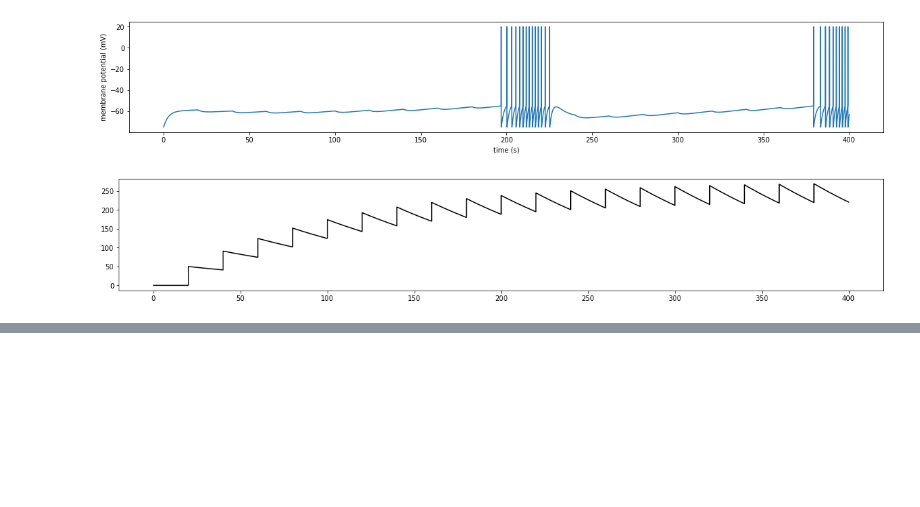
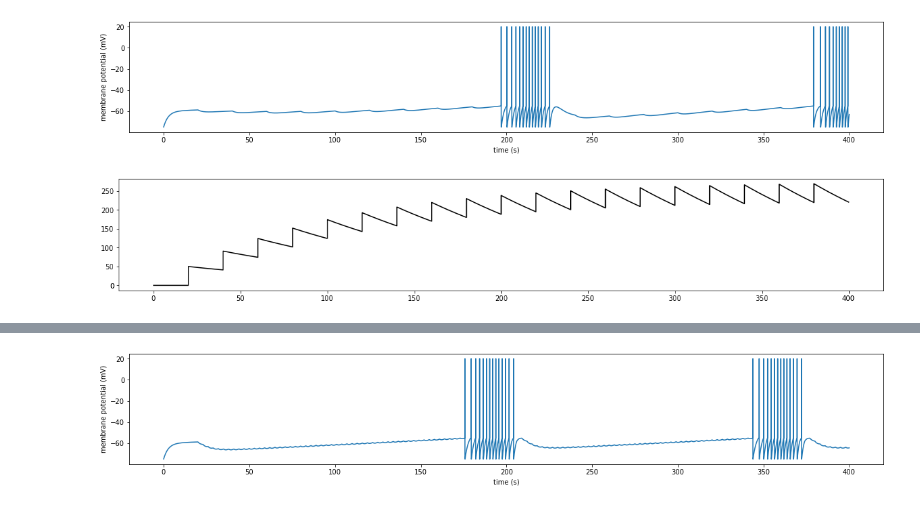
Before and after one commit to hengjiwang/hydranerv, a Jupyter notebook: hydranerv/models/network/sim_periodic_inhibition.ipynb, the cells around one changed output, grey strips where cells are left out. Cells and saved outputs as stored; diff of their text form; code cells hidden in the pictures; blank space fills up the shorter version.

```diff
--- a/hydranerv/models/network/sim_periodic_inhibition.ipynb
+++ b/hydranerv/models/network/sim_periodic_inhibition.ipynb
@@ -58,0 +75,4 @@ run_inhibit(tau_stim=100, a_inh=50, disp_i_inh=True)
+# %%
+run_inhibit(tau_stim=5, a_inh=100, interval=3)
+# %% [output]
+[figure, added]
```
Also changed, not shown: parts of 11 cells of this notebook, 16 other files.
